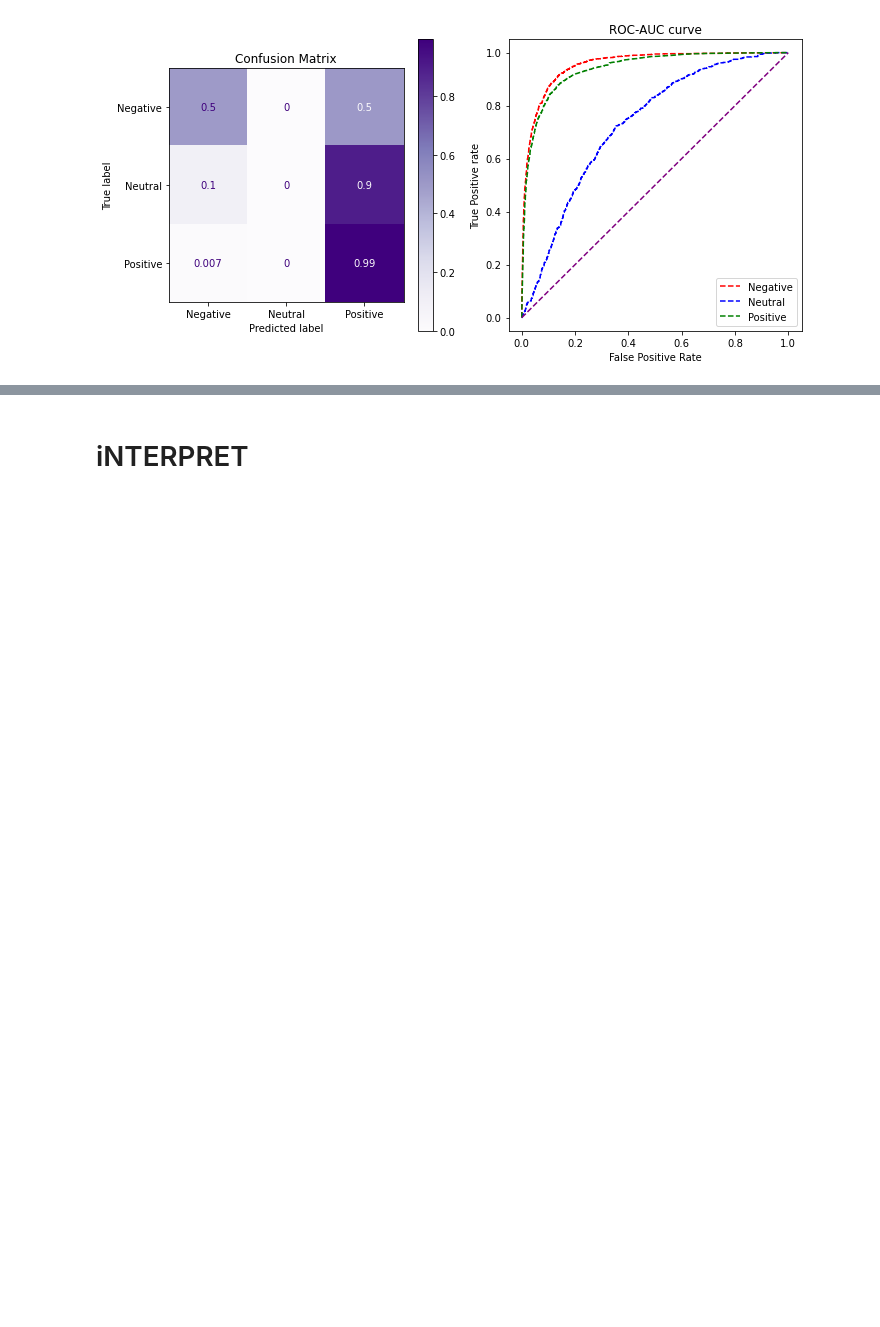
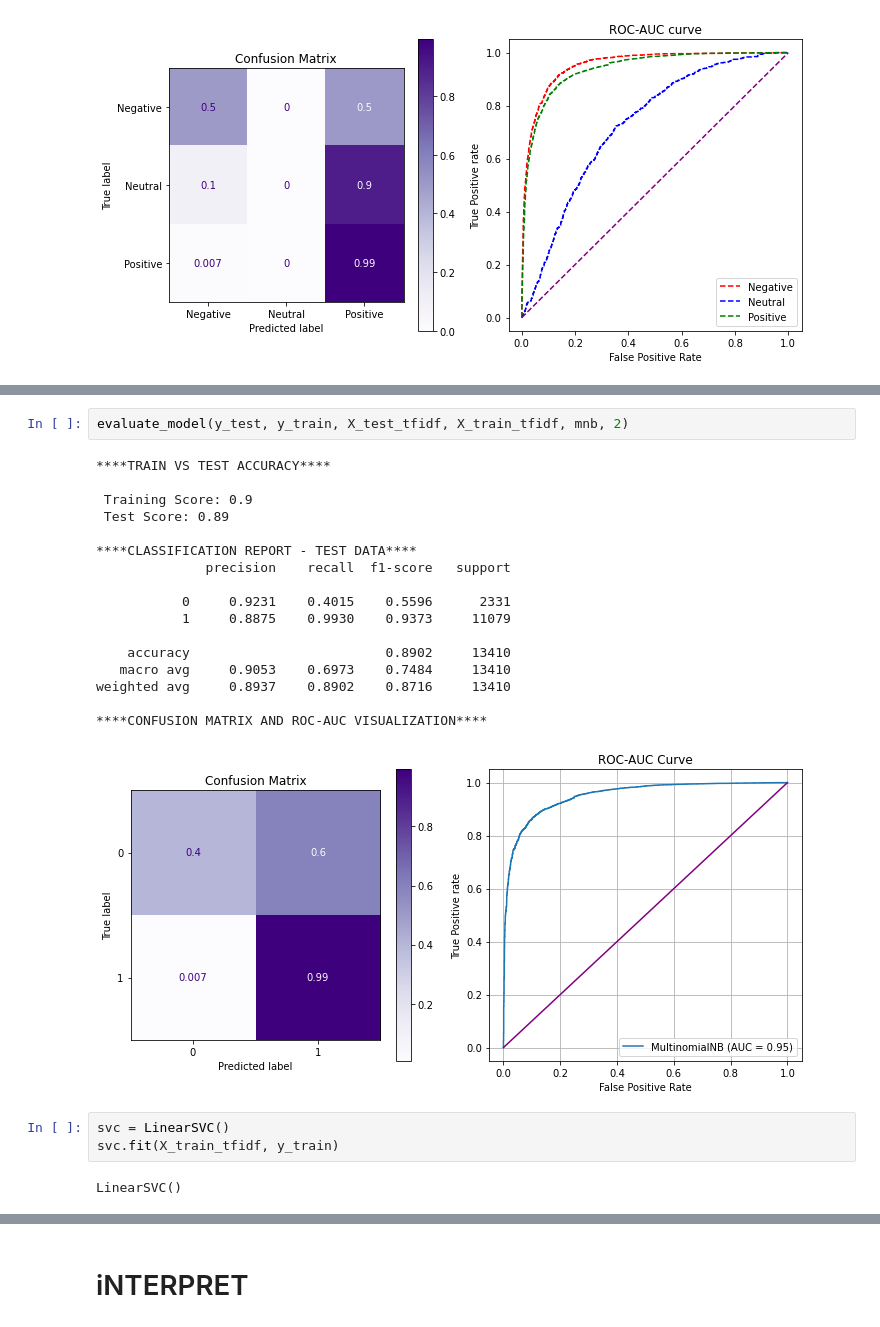
Before and after one commit to ds-leehanjin/app-reviews-nlp-sentiment-analysis, a Jupyter notebook: index_OSEMN.ipynb, the cells around one changed output, grey strips where cells are left out. Drawn from its saved outputs; the diff is of its cells as text; blank space fills up the shorter version.

```diff
--- a/index_OSEMN.ipynb
+++ b/index_OSEMN.ipynb
@@ -1541,0 +1665,25 @@ print(classification_report(y_test, y_pred))
+# %%
+evaluate_model(y_test, y_train, X_test_tfidf, X_train_tfidf, mnb, 2)
+# %% [output]
+****TRAIN VS TEST ACCURACY****
+
+ Training Score: 0.9
+ Test Score: 0.89
+
+****CLASSIFICATION REPORT - TEST DATA****
+              precision    recall  f1-score   support
+
+           0     0.9231    0.4015    0.5596      2331
+           1     0.8875    0.9930    0.9373     11079
+
+    accuracy                         0.8902     13410
+   macro avg     0.9053    0.6973    0.7484     13410
+weighted avg     0.8937    0.8902    0.8716     13410
+
+****CONFUSION MATRIX AND ROC-AUC VISUALIZATION****
+[figure, added]
+# %%
+svc = LinearSVC()
+svc.fit(X_train_tfidf, y_train)
+# %% [output]
+LinearSVC()
```
Also changed, not shown: parts of 58 cells of this notebook.
